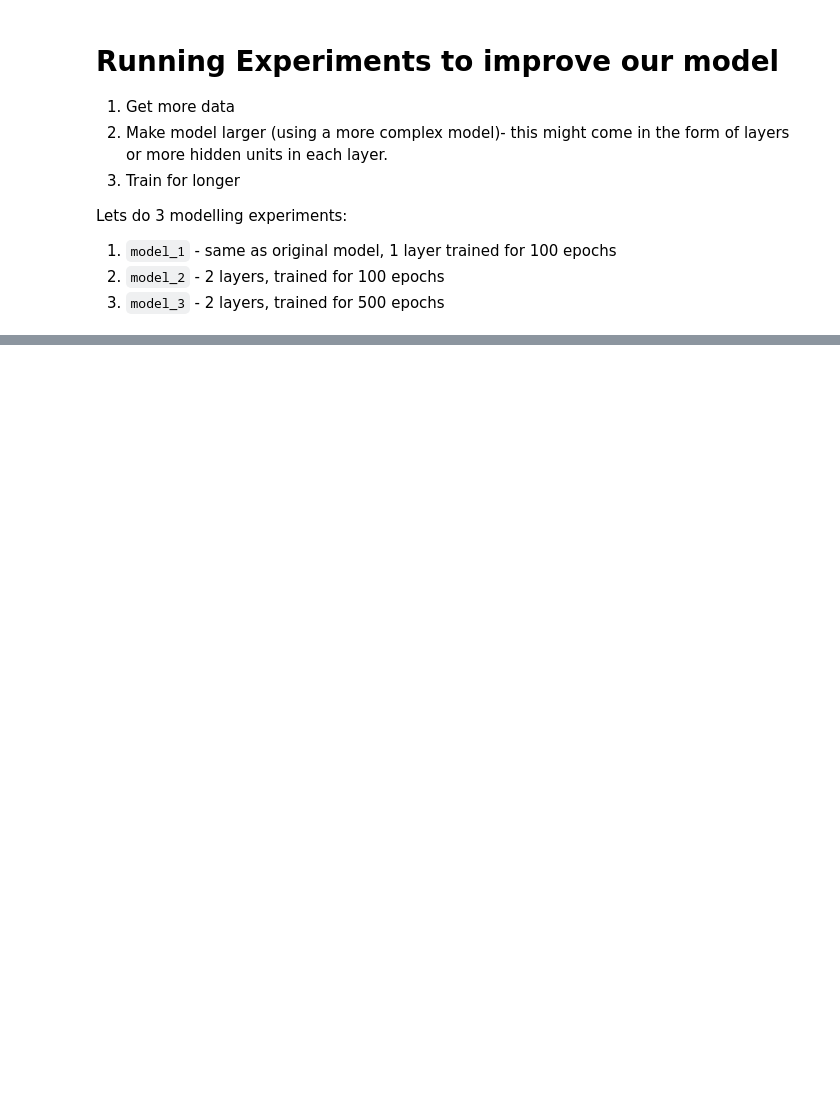
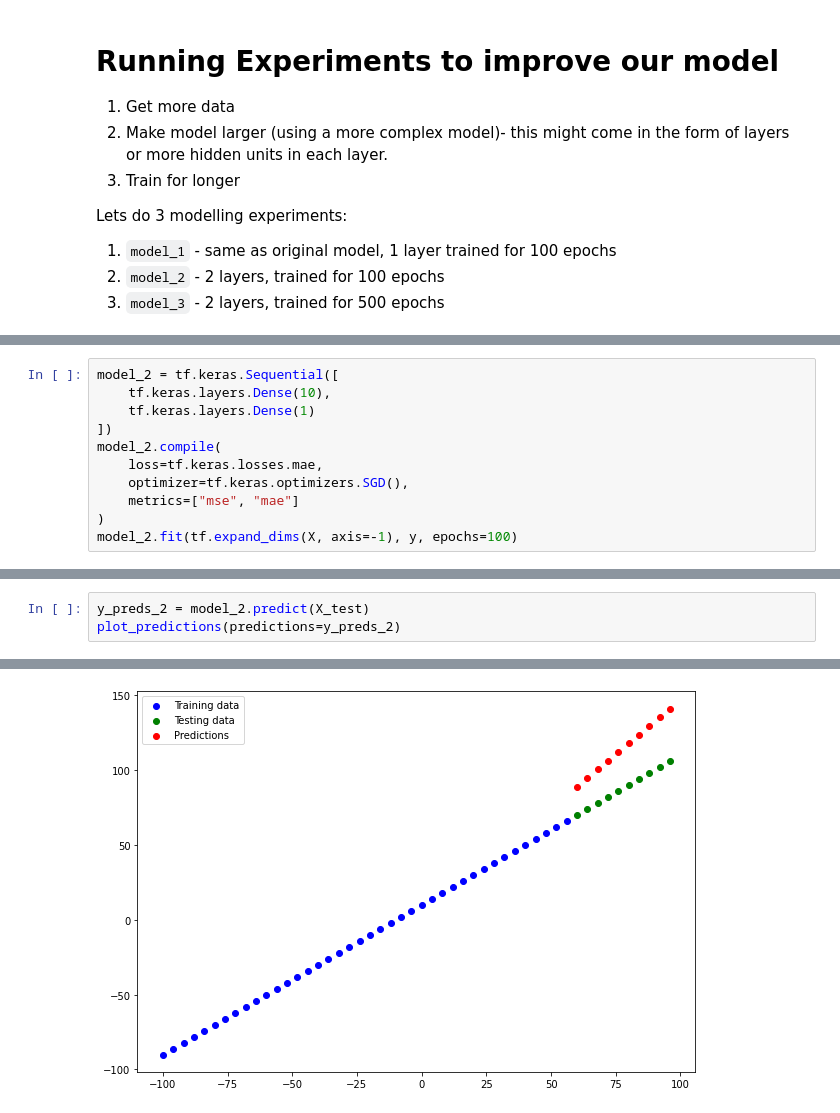
Before and after one commit to bassamadnan/tf-and-neural-network-regression, a Jupyter notebook: neural_network_regression_tf.ipynb, the cells around one changed output, grey strips where cells are left out. Drawn from its saved outputs; the diff is of its cells as text; blank space fills up the shorter version.

```diff
--- a/neural_network_regression_tf.ipynb
+++ b/neural_network_regression_tf.ipynb
@@ -368,0 +351,11 @@ Lets do 3 modelling experiments:
+# %%
+model_2 = tf.keras.Sequential([
+    tf.keras.layers.Dense(10),
+    tf.keras.layers.Dense(1)
+])
+model_2.compile(
+    loss=tf.keras.losses.mae,
+    optimizer=tf.keras.optimizers.SGD(),
+    metrics=["mse", "mae"]
+)
+model_2.fit(tf.expand_dims(X, axis=-1), y, epochs=100)
@@ -368,0 +381,4 @@ Lets do 3 modelling experiments:
+# %%
+y_preds_2 = model_2.predict(X_test)
+plot_predictions(predictions=y_preds_2)
+# %% [output]
@@ -368,0 +386 @@ Lets do 3 modelling experiments:
+[figure, added]
```
Also changed, not shown: parts of 29 cells of this notebook.
